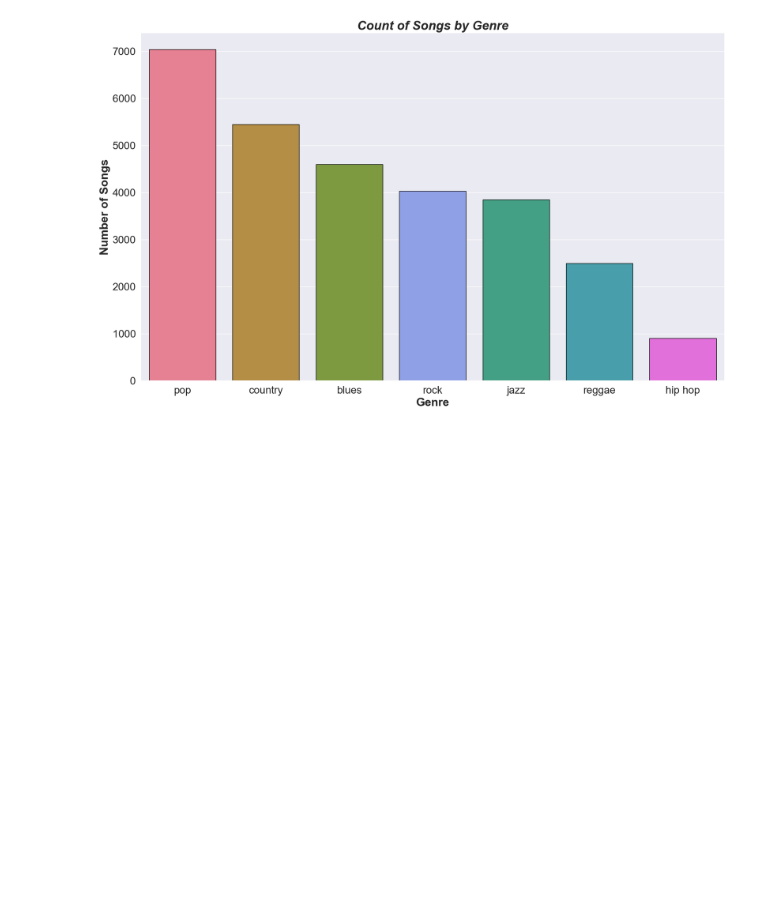
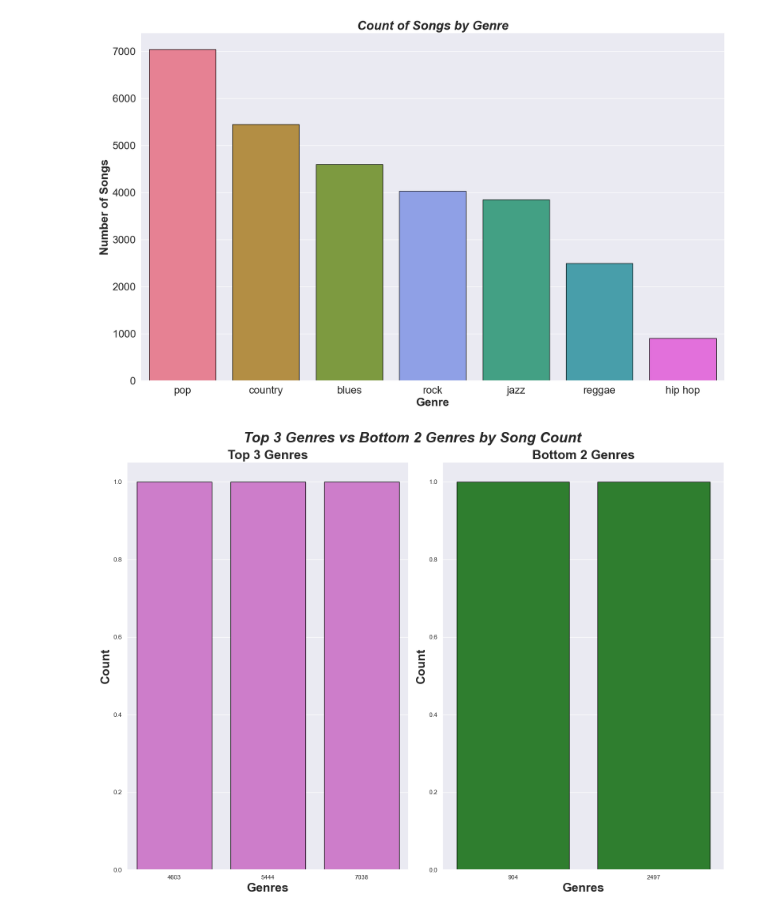
Before and after one commit to thetechleila/Music-Recommendation-Algorithm, a Jupyter notebook: EDA_music.ipynb, the cells around one changed output. Cells and saved outputs as stored; diff of their text form; code cells hidden in the pictures; blank space fills up the shorter version.

```diff
--- a/EDA_music.ipynb
+++ b/EDA_music.ipynb
@@ -380,3 +380,36 @@ plt.show()
 # %% [output]
 [figure]
 [figure]
+# %%
+
+top3_genres = df["genre"].value_counts().get(["pop", "country", "blues"])
+
+btm2_genres = df["genre"].value_counts().get(["reggae", "hip hop"])
+
+x = [1000, 2000, 3000, 4000, 5000, 6000, 7000]
+y = range(700, 750, 5)
+
+plt.rcParams["figure.figsize"] = [16, 12]
+plt.rcParams["figure.autolayout"] = True
+f, axes = plt.subplots(1, 2)
+
+# Add labels to subplots
+axes[0].set_xlabel('Genres', fontsize=22, weight='bold')
+axes[0].set_ylabel('Count', fontsize=22, weight='bold')
+axes[0].set_title('Top 3 Genres', fontsize=23, weight='bold')
+
+axes[1].set_xlabel('Genres', fontsize=22, weight='bold')
+axes[1].set_ylabel('Count', fontsize=22, weight='bold')
+axes[1].set_title('Bottom 2 Genres', fontsize=23, weight='bold')
+
+# Add a title to the whole figure
+f.suptitle('Top 3 Genres vs Bottom 2 Genres by Song Count', fontsize=26, weight='bold', style='italic')
+
+# Adjust layout to prevent labels from overlapping
+#plt.tight_layout()
+
+sns.countplot(data = df, x=top3_genres , color="orchid", ax=axes[0], edgecolor= "black")
+sns.countplot(data = df, x=btm2_genres , color="forestgreen", ax=axes[1], edgecolor= "black")
+plt.show()
+# %% [output]
+[figure, added]
```
